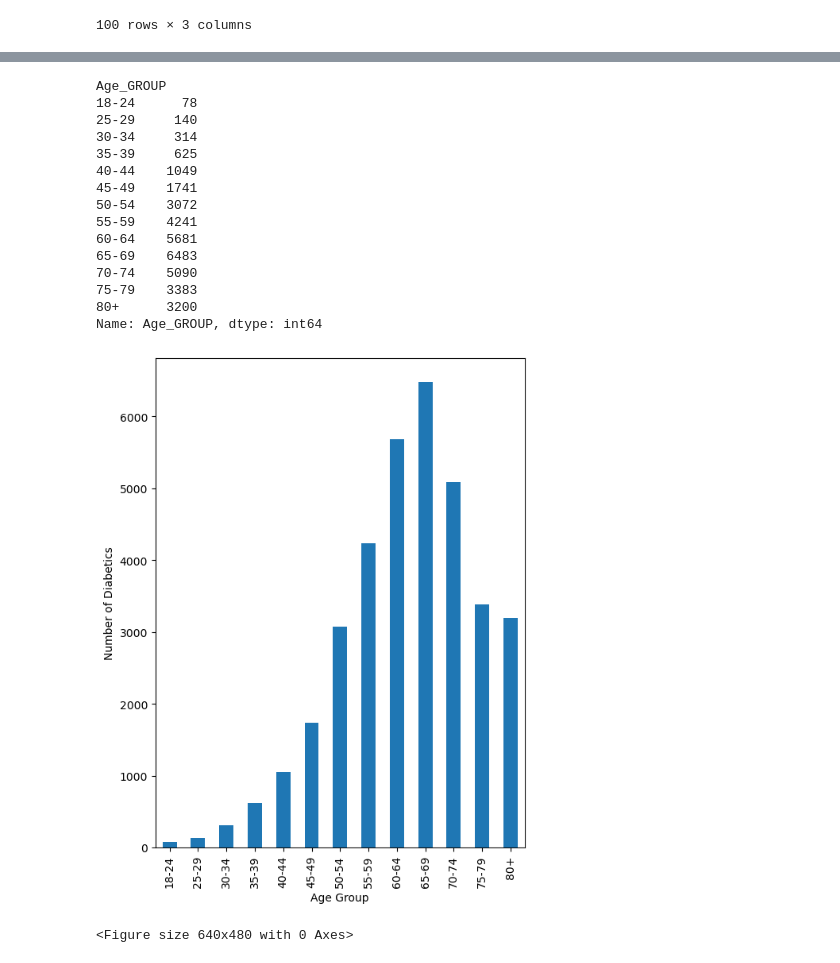
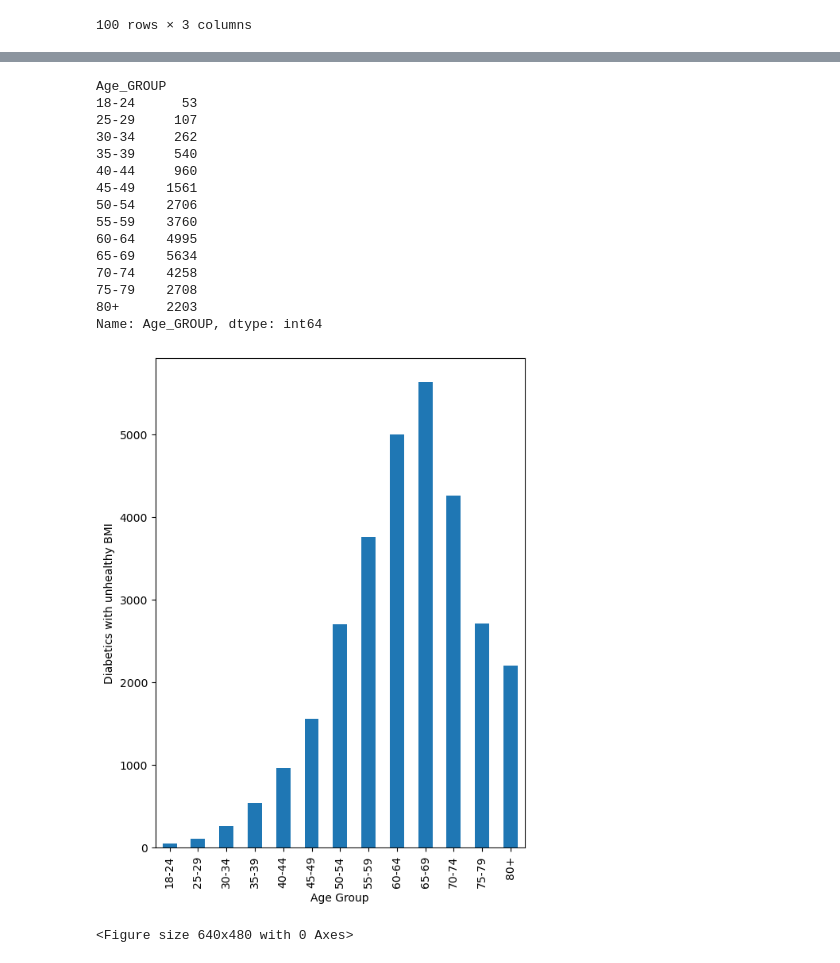
Before and after one commit to michaelz-id/project_1, a Jupyter notebook: Project1_testfile.ipynb, the cells around one changed output, grey strips where cells are left out. Drawn from its saved outputs; the diff is of its cells as text; code cells hidden in the pictures.

```diff
--- a/Project1_testfile.ipynb
+++ b/Project1_testfile.ipynb
@@ -170,6 +171,6 @@ df_bmi_plot
 #filter to only diabetics
 df_bmi_plot_diabetics = df_bmi.loc[df_bmi['Diabetes_binary'] == 1]
 # df_bmi_plot_ = df_bmi.loc[:, ["Age_GROUP", "BMI_GROUP","Diabetes_binary"]].head(100)
-df_bmi_plot_diabetics = df_bmi_plot_diabetics.loc[:, ["Age_GROUP","Diabetes_binary"]]
+df_bmi_plot_diabetics = df_bmi_plot_diabetics.loc[:, ["Age_GROUP","BMI_GROUP","Diabetes_binary"]]
 df_bmi_plot_diabetics
 # %% [output]
@@ -189,5 +190,8 @@ df_bmi_plot_diabetics
 # %%
-diabetics_by_age = df_bmi_plot_diabetics.groupby('Age_GROUP')
+#filter with BMI_GROUP not healthy
+df_bmi_age_plot_diabetics = df_bmi_plot_diabetics.loc[df_bmi['BMI_GROUP'] != 'Healthy']
+
+diabetics_by_age = df_bmi_age_plot_diabetics.groupby('Age_GROUP')
 
 # Count how many times each road type appears in our group
 count_diabetics = diabetics_by_age['Age_GROUP'].count()
@@ -195,30 +199,30 @@ count_diabetics = diabetics_by_age['Age_GROUP'].count()
 count_diabetics
 # %% [output]
 Age_GROUP
-18-24      78
-25-29     140
-30-34     314
-35-39     625
-40-44    1049
-45-49    1741
-50-54    3072
-55-59    4241
-60-64    5681
-65-69    6483
-70-74    5090
-75-79    3383
-80+      3200
+18-24      53
+25-29     107
+30-34     262
+35-39     540
+40-44     960
+45-49    1561
+50-54    2706
+55-59    3760
+60-64    4995
+65-69    5634
+70-74    4258
+75-79    2708
+80+      2203
 Name: Age_GROUP, dtype: int64
 # %%
 # Create a bar chart based off of the group series from before
 count_chart = count_diabetics.plot(kind='bar', figsize=(6,8))
 
 # Set the xlabel and ylabel using class methods
 count_chart.set_xlabel("Age Group")
-count_chart.set_ylabel("Number of Diabetics")
+count_chart.set_ylabel("Diabetics with unhealthy BMI")
 
 plt.show()
 plt.tight_layout()
 # %% [output]
-[figure, old version]
+[figure, new version]
 <Figure size 640x480 with 0 Axes>
```
Also changed, not shown: parts of 15 cells of this notebook.
